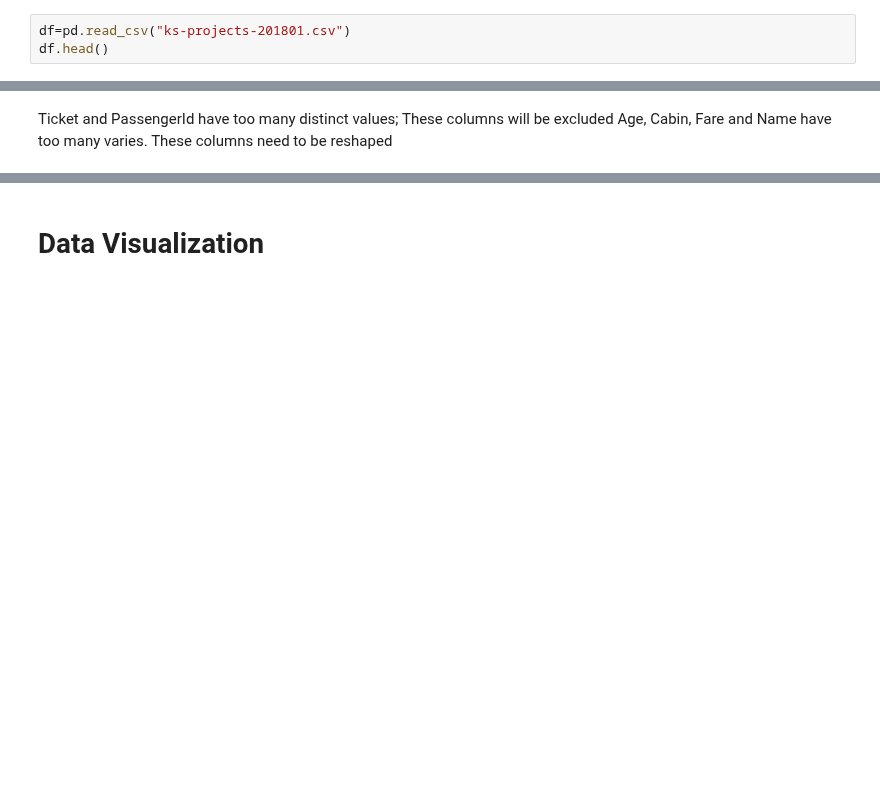
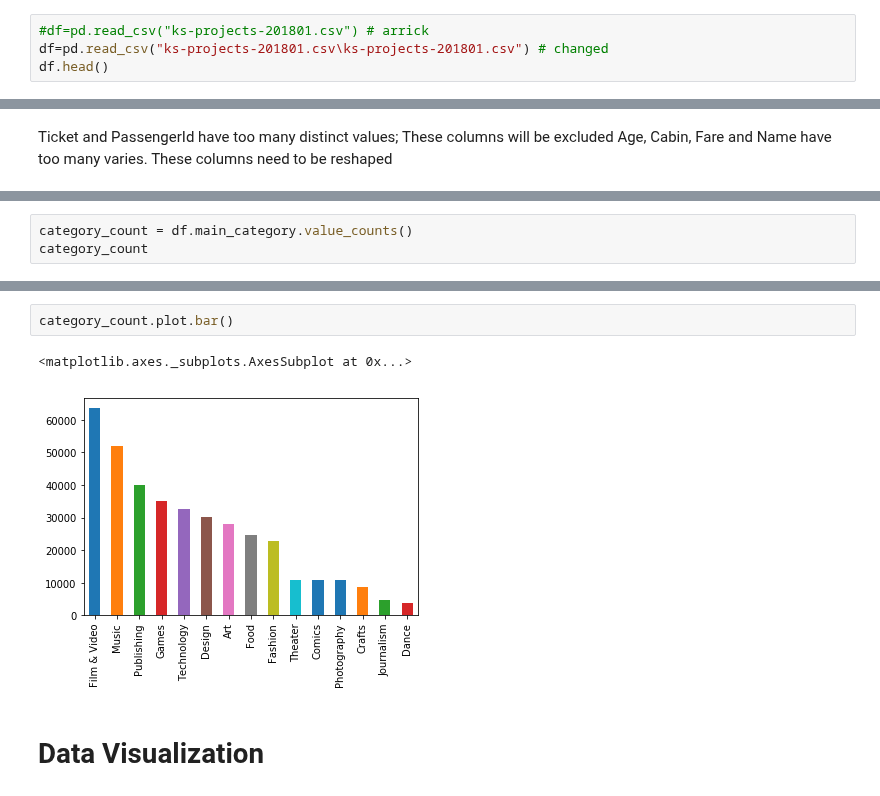
Before and after one commit to ananda39/Group-5, a Jupyter notebook: Test1.ipynb, the cells around one changed output, grey strips where cells are left out. Saved outputs shown, nothing was run; the diff lists cells and outputs as text; blank space fills up the shorter version.

Commit message:
adding Jason stuff
does not have log10 stuff yet and the commands that generate the graphs need to be executed

```diff
--- a/Test1.ipynb
+++ b/Test1.ipynb
@@ -11,7 +11,8 @@ from matplotlib.pyplot import show
 # %% [markdown]
 # Get the Data
 # %%
-df=pd.read_csv("ks-projects-201801.csv")
+#df=pd.read_csv("ks-projects-201801.csv") # arrick
+df=pd.read_csv("ks-projects-201801.csv\ks-projects-201801.csv") # changed
 df.head()
 # %% [output]
 |  | ID | name | category | main_category | currency | deadline | goal | launched | pledged | state | ... |
@@ -133,0 +202,3 @@ Age, Cabin, Fare and Name have too many varies. These columns need to be reshape
+# %%
+category_count = df.main_category.value_counts()
+category_count
@@ -134,3 +222,8 @@ Age, Cabin, Fare and Name have too many varies. These columns need to be reshape
+# %%
+category_count.plot.bar()
+# %% [output]
+<matplotlib.axes._subplots.AxesSubplot at 0x...>
+[figure, added]
 # %% [markdown]
 # Data Visualization
 # %% [markdown]
```
Also changed, not shown: parts of 22 cells of this notebook, 3 other files.
